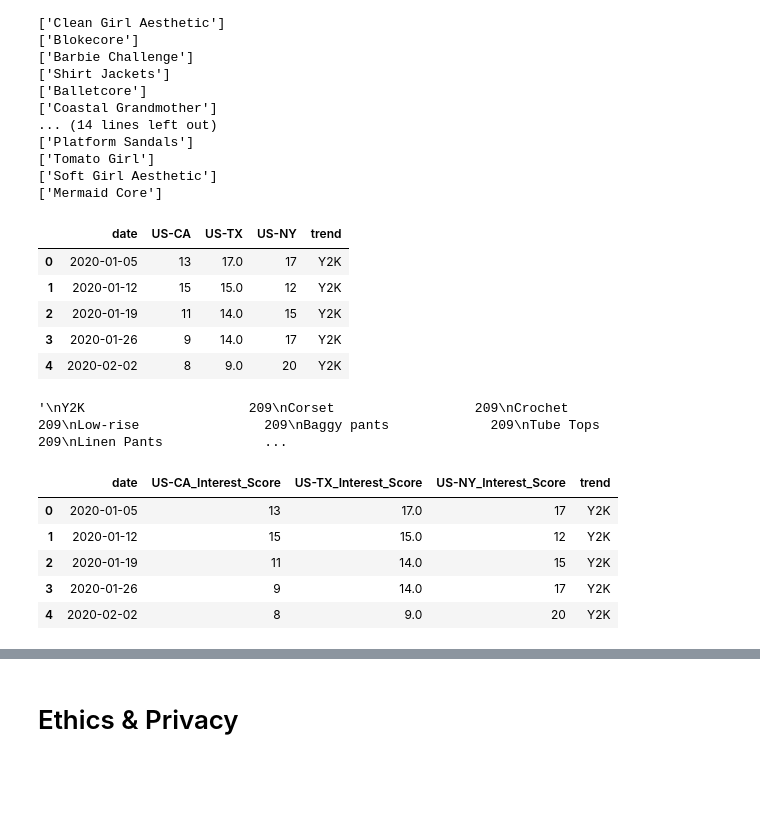
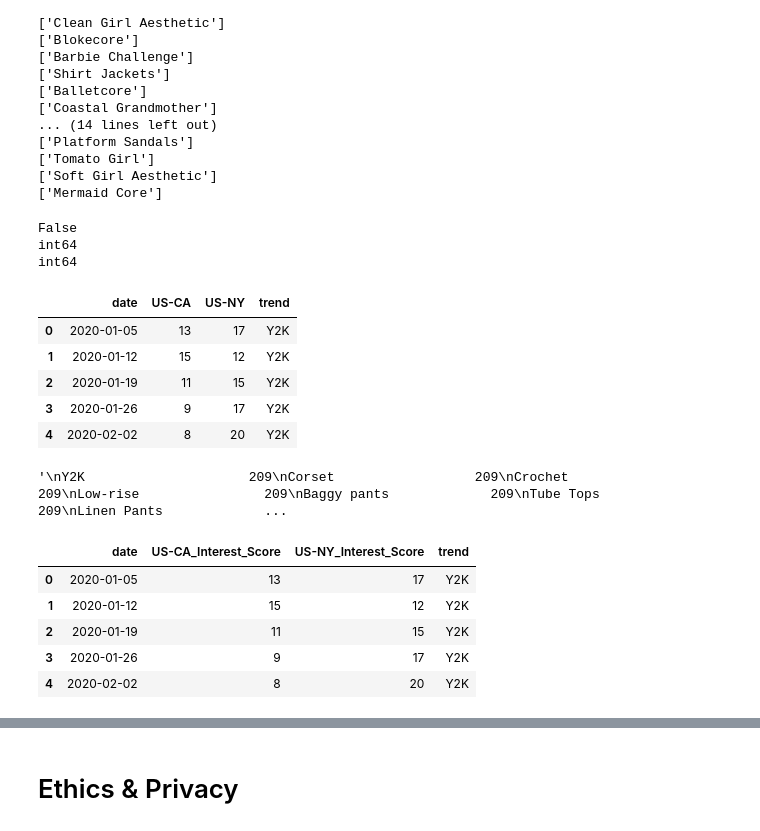
Before and after one commit to COGS108/Group011_WI24, a Jupyter notebook: DataCheckpoint_Group011_WI24.ipynb, the cells around one changed output, grey strips where cells are left out. Saved outputs shown, nothing was run; the diff lists cells and outputs as text; code cells hidden in the pictures; blank space fills up the shorter version.

Commit message:
Had a bug where texas interest score column had a lot of null values because of lack of data so removed that column

```diff
--- a/DataCheckpoint_Group011_WI24.ipynb
+++ b/DataCheckpoint_Group011_WI24.ipynb
@@ -417,7 +417,7 @@ for trend in TikTokTrends:
     timeframe = '2020-01-01 2023-12-31'
 
     # Define geographic locations
-    geo_locations = ['US-CA', 'US-TX', 'US-NY']  # California, Texas, New York, DEFAULT (ALL of US when state not specified)
+    geo_locations = ['US-CA', 'US-NY']  # California, New York, DEFAULT (ALL of US when state not specified)
 
     # Dictionary to hold data
     trends_data = {}
@@ -456,15 +456,29 @@ for trend in TikTokTrends:
 # %%
 # Merging dataframes for all trends together
 df_all_trends = pd.concat(df_per_trend, ignore_index=True)
+# %%
+na = df_all_trends['US-CA'].isna().any()
+# False
+na = df_all_trends['US-NY'].isna().any()
+# False
+print(na)
+print(df_all_trends['US-CA'].dtypes)
+# int64
+print(df_all_trends['US-NY'].dtypes)
+# int64
+# %% [output]
+False
+int64
+int64
 # %%
 df_all_trends.head()
 # %% [output]
-|  | date | US-CA | US-TX | US-NY | trend |
-| 0 | 2020-01-05 | 13 | 17.0 | 17 | Y2K |
-| 1 | 2020-01-12 | 15 | 15.0 | 12 | Y2K |
-| 2 | 2020-01-19 | 11 | 14.0 | 15 | Y2K |
-| 3 | 2020-01-26 | 9 | 14.0 | 17 | Y2K |
-| 4 | 2020-02-02 | 8 | 9.0 | 20 | Y2K |
+|  | date | US-CA | US-NY | trend |
+| 0 | 2020-01-05 | 13 | 17 | Y2K |
+| 1 | 2020-01-12 | 15 | 12 | Y2K |
+| 2 | 2020-01-19 | 11 | 15 | Y2K |
+| 3 | 2020-01-26 | 9 | 17 | Y2K |
+| 4 | 2020-02-02 | 8 | 20 | Y2K |
 # %%
 len(df_all_trends)
 '''
@@ -504,16 +518,15 @@ Platform Sandals        209
 '\nY2K                     209\nCorset                  209\nCrochet                 209\nLow-rise                209\nBaggy pants             209\nTube Tops               209\nLinen Pants             ...
 # %%
 # Renaming Columns
-df_all_trends.rename(columns={'US-CA': 'US-CA_Interest_Score',
-                   'US-TX': 'US-TX_Interest_Score', 'US-NY': 'US-NY_Interest_Score'}, inplace=True)
+df_all_trends.rename(columns={'US-CA': 'US-CA_Interest_Score', 'US-NY': 'US-NY_Interest_Score'}, inplace=True)
 df_all_trends.head()
 # %% [output]
-|  | date | US-CA_Interest_Score | US-TX_Interest_Score | US-NY_Interest_Score | trend |
-| 0 | 2020-01-05 | 13 | 17.0 | 17 | Y2K |
-| 1 | 2020-01-12 | 15 | 15.0 | 12 | Y2K |
-| 2 | 2020-01-19 | 11 | 14.0 | 15 | Y2K |
-| 3 | 2020-01-26 | 9 | 14.0 | 17 | Y2K |
-| 4 | 2020-02-02 | 8 | 9.0 | 20 | Y2K |
+|  | date | US-CA_Interest_Score | US-NY_Interest_Score | trend |
+| 0 | 2020-01-05 | 13 | 17 | Y2K |
+| 1 | 2020-01-12 | 15 | 12 | Y2K |
+| 2 | 2020-01-19 | 11 | 15 | Y2K |
+| 3 | 2020-01-26 | 9 | 17 | Y2K |
+| 4 | 2020-02-02 | 8 | 20 | Y2K |
 # %%
 # Data cleaning to assign labels 'low', 'rising', 'popular', and 'trending' to each datapoint.
 # This will be the output ofr the prediction
```
Also changed, not shown: parts of 7 cells of this notebook.
